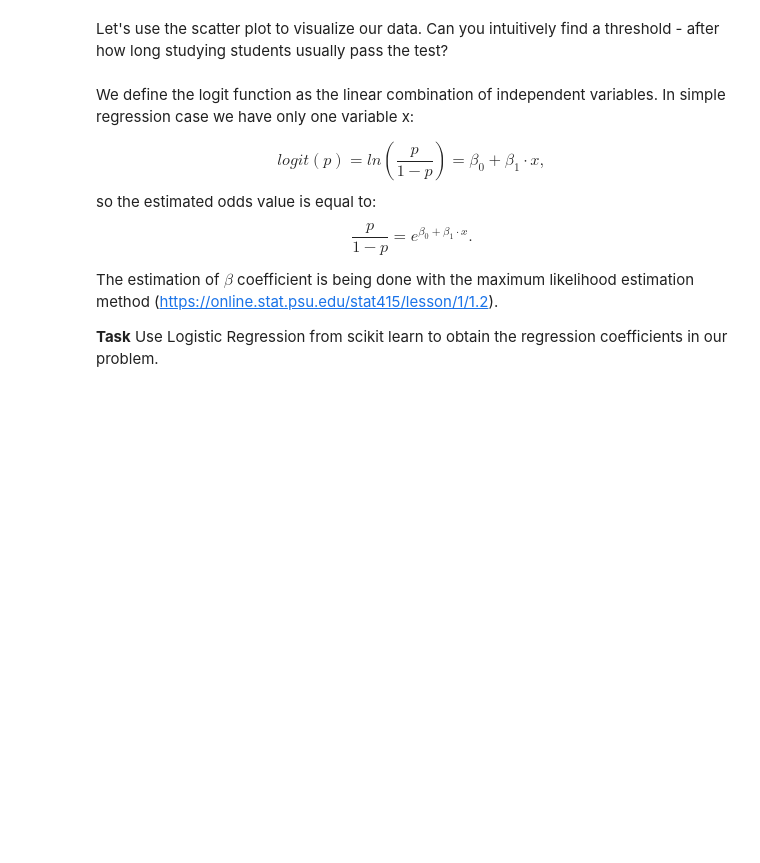
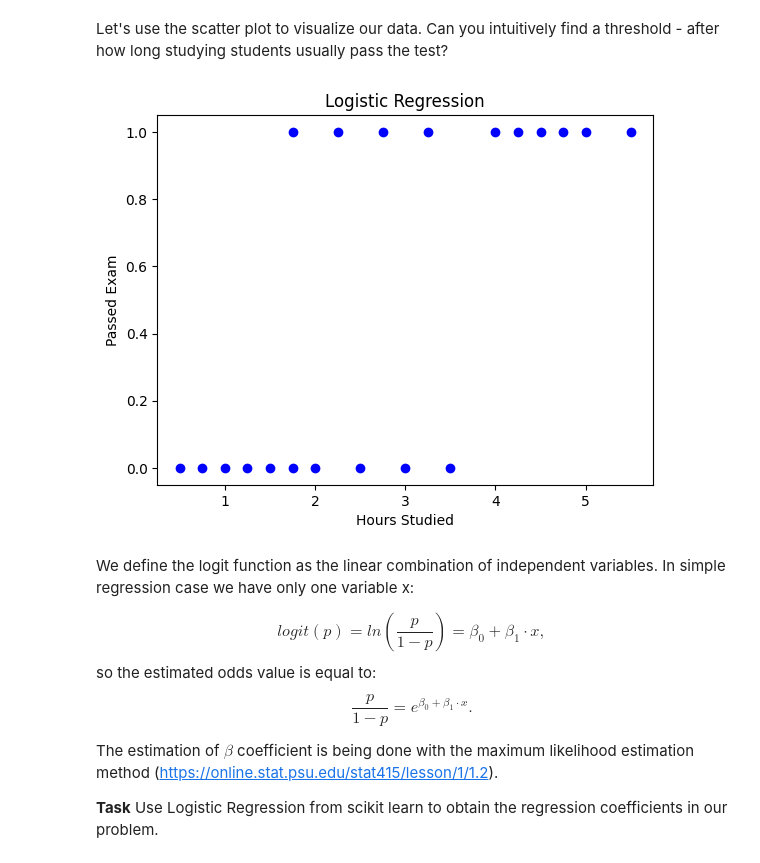
Before and after one commit to Michaszek224/wprowadzeniedosiecineuronowych, a Jupyter notebook: ml6/logistic_regression.ipynb, the cells around one changed output. Saved outputs shown, nothing was run; the diff lists cells and outputs as text; code cells hidden in the pictures; blank space fills up the shorter version.

```diff
--- a/ml6/logistic_regression.ipynb
+++ b/ml6/logistic_regression.ipynb
@@ -62,6 +105,15 @@ hours = np.array(hours).reshape(-1, 1)
 passed = [0, 0, 0, 0, 0, 0, 1, 0, 1, 0, 1, 0, 1, 0, 1, 1, 1, 1, 1, 1]
 # %% [markdown]
 Let's use the scatter plot to visualize our data. Can you intuitively find a threshold - after how long studying students usually pass the test?
+# %%
+plt.figure()
+plt.scatter(hours, passed, color="blue", label="Data points")
+plt.xlabel("Hours Studied")
+plt.ylabel("Passed Exam")
+plt.title("Logistic Regression")
+plt.show()
+# %% [output]
+[figure, added]
 # %% [markdown]
 We define the logit function as the linear combination of independent variables. In simple regression case we have only one variable x:
 
```
Also changed, not shown: parts of 15 cells of this notebook, 1 other file.
